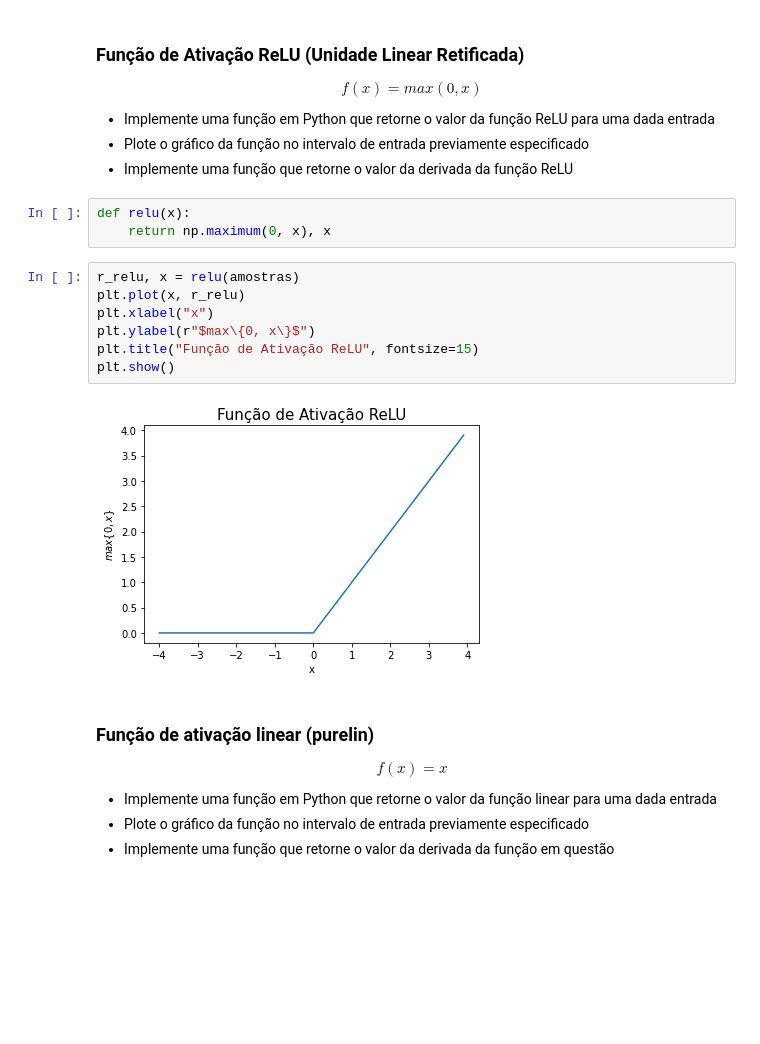
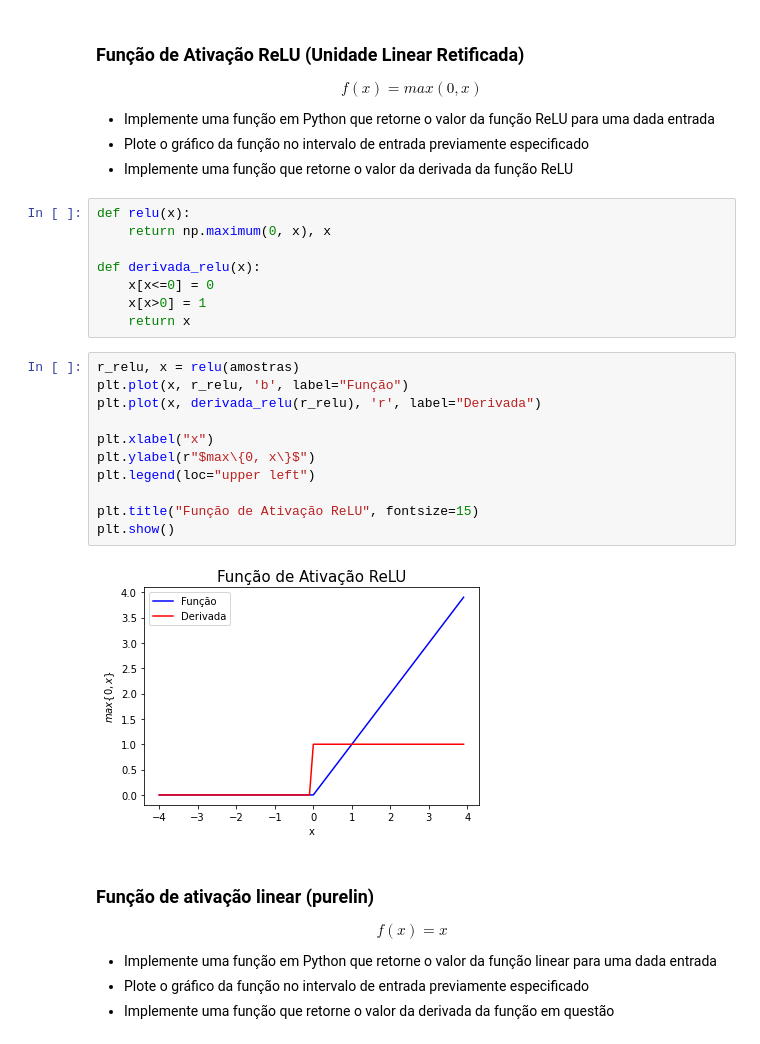
Before and after one commit to erikatilio/RNA-Funcao-Ativacao, a Jupyter notebook: Funções de Ativação.ipynb, the cells around one changed output. Saved outputs shown, nothing was run; the diff lists cells and outputs as text; blank space fills up the shorter version.

Commit message:
Função de Ativação ReLU

```diff
--- a/Funções de Ativação.ipynb
+++ b/Funções de Ativação.ipynb
@@ -108,15 +108,24 @@ $$f(x) = max(0,x)$$
 # %%
 def relu(x):
     return np.maximum(0, x), x
+
+def derivada_relu(x):
+    x[x<=0] = 0
+    x[x>0] = 1
+    return x
 # %%
 r_relu, x = relu(amostras)
-plt.plot(x, r_relu)
+plt.plot(x, r_relu, 'b', label="Função")
+plt.plot(x, derivada_relu(r_relu), 'r', label="Derivada")
+
 plt.xlabel("x")
 plt.ylabel(r"$max\{0, x\}$")
+plt.legend(loc="upper left")
+
 plt.title("Função de Ativação ReLU", fontsize=15)
 plt.show()
 # %% [output]
-[figure, old version]
+[figure, new version]
 # %% [markdown]
 ### Função de ativação linear (purelin)
 
```
Also changed, not shown: parts of 2 cells of this notebook.
